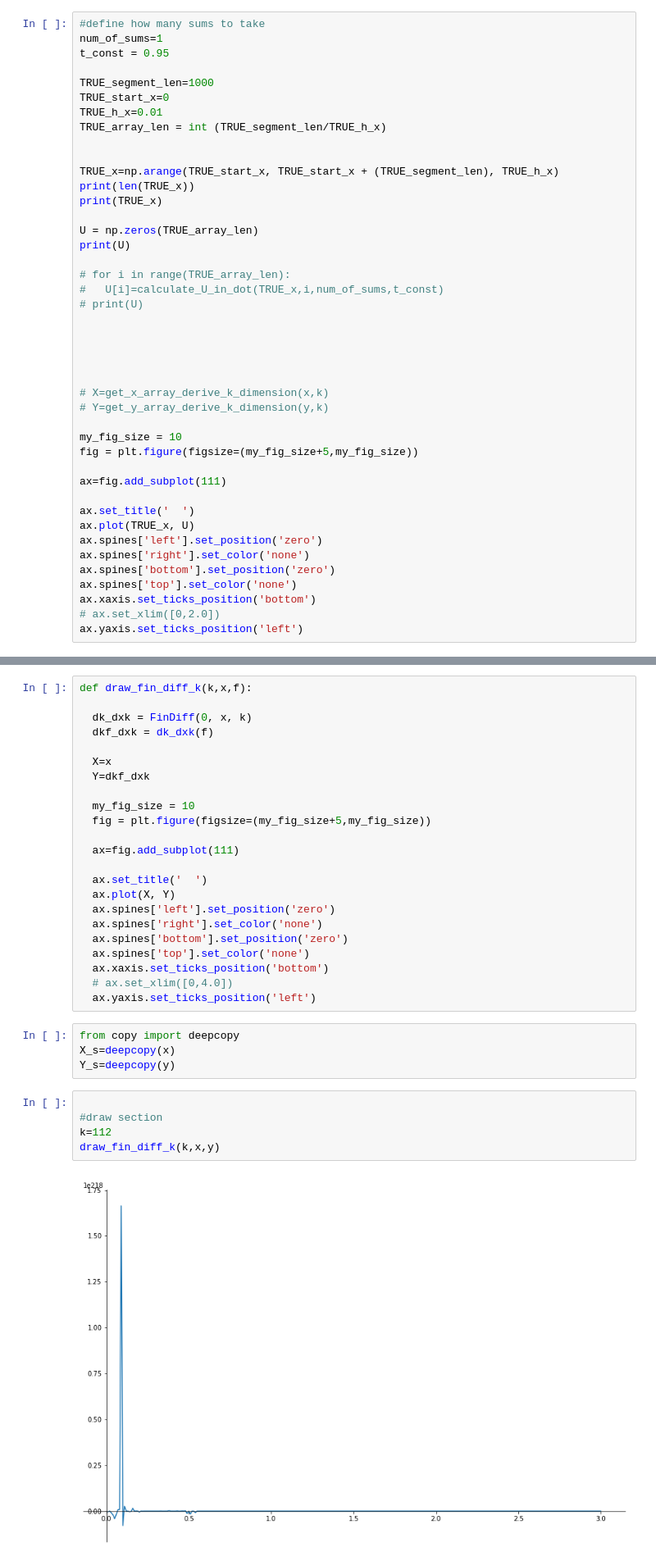
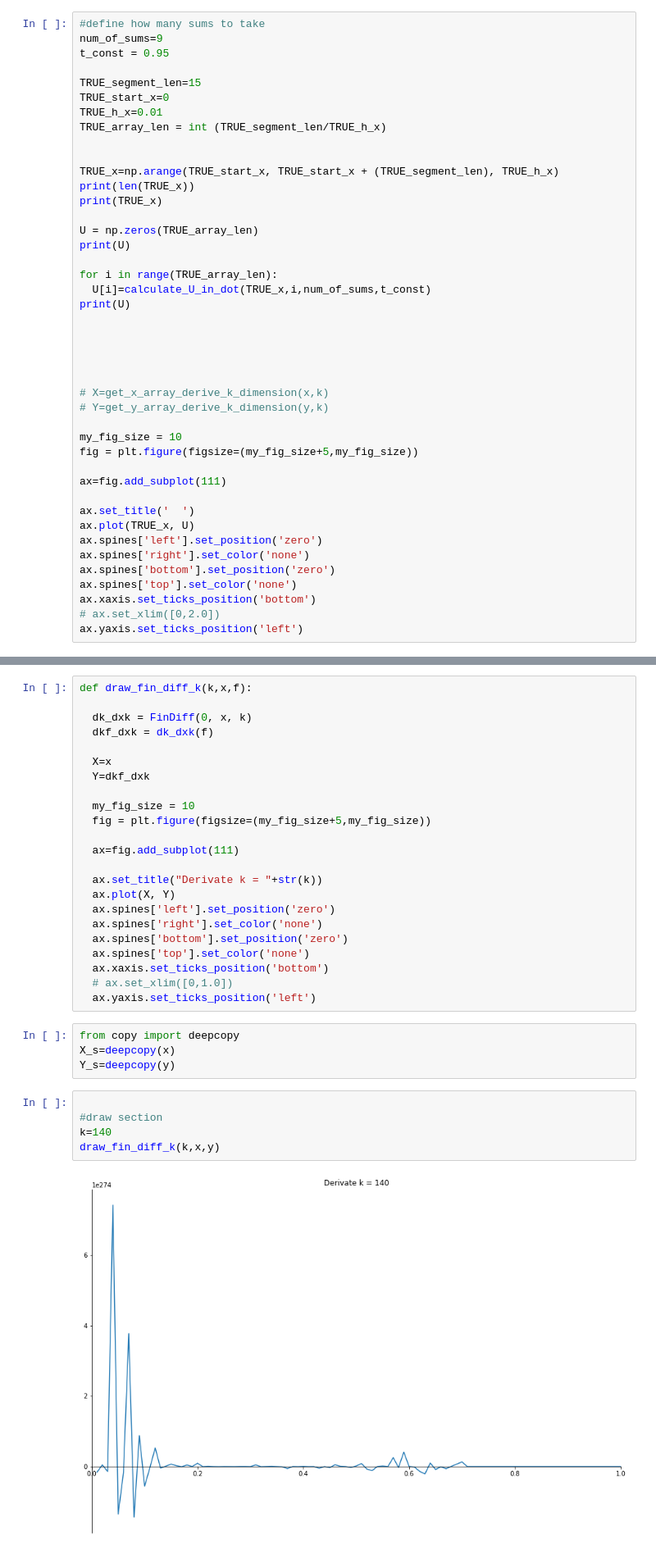
Before and after one commit to HIDDENDEN/Explosive_solutions, a Jupyter notebook: Explode_solutuions.ipynb, the cells around one changed output, grey strips where cells are left out. Shown at 82% size. Cells and saved outputs as stored; diff of their text form.

```diff
--- a/Explode_solutuions.ipynb
+++ b/Explode_solutuions.ipynb
@@ -194,10 +194,10 @@ def calculate_U_in_dot(x_array,index,num_of_iterations,t_const):
   return sum_in_dot_x_i
 # %%
 #define how many sums to take
-num_of_sums=1
+num_of_sums=9
 t_const = 0.95
 
-TRUE_segment_len=1000
+TRUE_segment_len=15
 TRUE_start_x=0
 TRUE_h_x=0.01
 TRUE_array_len = int (TRUE_segment_len/TRUE_h_x)
@@ -210,9 +210,9 @@ print(TRUE_x)
 U = np.zeros(TRUE_array_len)
 print(U)
 
-# for i in range(TRUE_array_len):
-#   U[i]=calculate_U_in_dot(TRUE_x,i,num_of_sums,t_const)
-# print(U)
+for i in range(TRUE_array_len):
+  U[i]=calculate_U_in_dot(TRUE_x,i,num_of_sums,t_const)
+print(U)
 
 
 
@@ -312,14 +313,14 @@ def draw_fin_diff_k(k,x,f):
 
   ax=fig.add_subplot(111)
 
-  ax.set_title('  ')
+  ax.set_title("Derivate k = "+str(k))
   ax.plot(X, Y)
   ax.spines['left'].set_position('zero')
   ax.spines['right'].set_color('none')
   ax.spines['bottom'].set_position('zero')
   ax.spines['top'].set_color('none')
   ax.xaxis.set_ticks_position('bottom')
-  # ax.set_xlim([0,4.0])
+  # ax.set_xlim([0,1.0])
   ax.yaxis.set_ticks_position('left')
 # %%
 from copy import deepcopy
@@ -328,10 +329,10 @@ Y_s=deepcopy(y)
 # %%
 
 #draw section
-k=112
+k=140
 draw_fin_diff_k(k,x,y)
 # %% [output]
-[figure, old version]
+[figure, new version]
 # %%
 def dim_k_derive_arr(k):
   dk_dxk = FinDiff(0, X_s, k)
```
Also changed, not shown: parts of 4 cells of this notebook.
